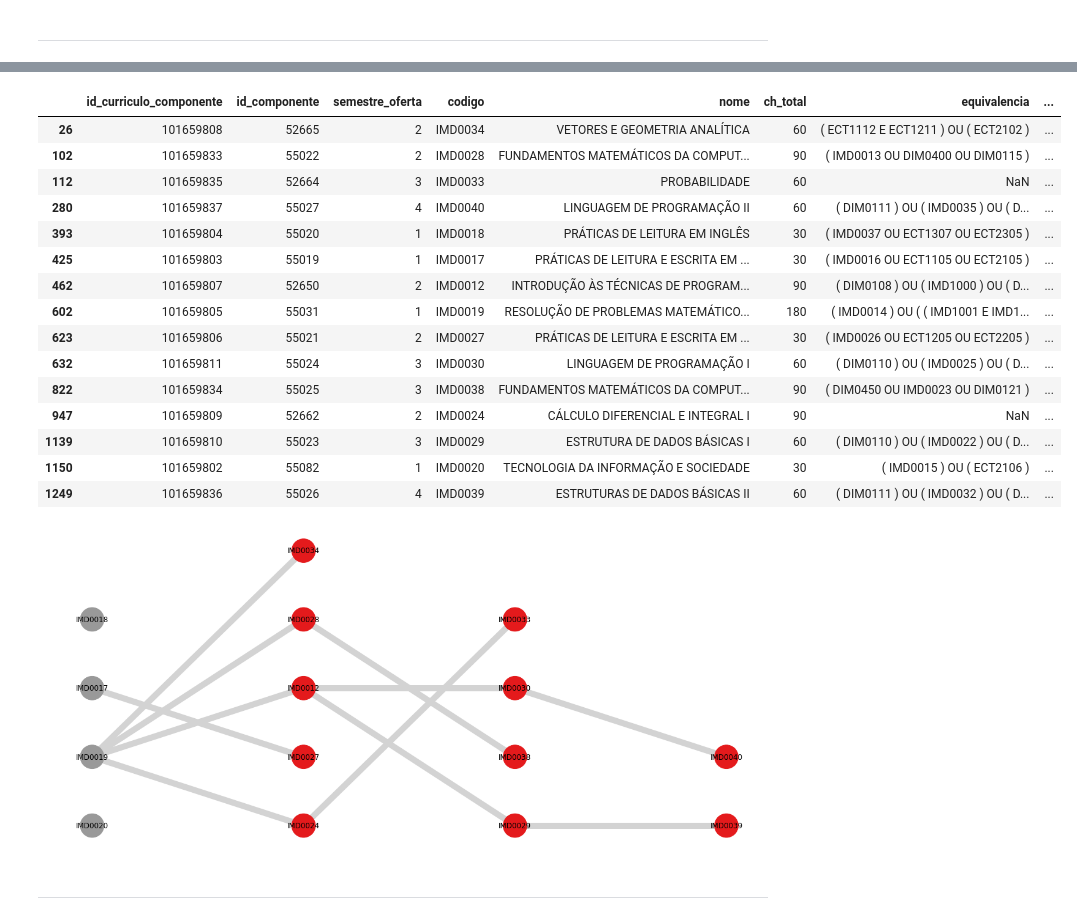
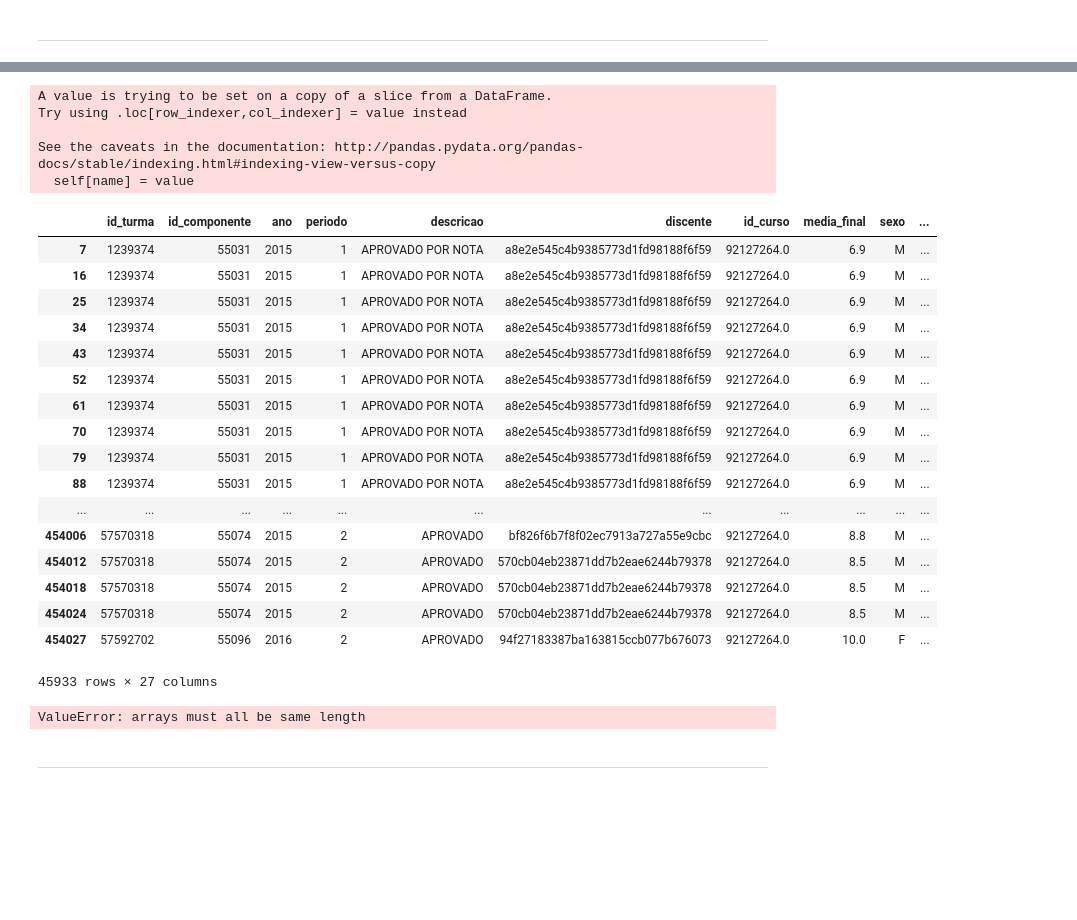
Before and after one commit to CinthiaKatiane/FinalProject-CD, a Jupyter notebook: ProjetoFinal-CD.ipynb, the cells around one changed output, grey strips where cells are left out. Cells and saved outputs as stored; diff of their text form; code cells hidden in the pictures; blank space fills up the shorter version.

```diff
--- a/ProjetoFinal-CD.ipynb
+++ b/ProjetoFinal-CD.ipynb
@@ -225,7 +170,7 @@ df_matriculas.head()
 | 3 | APROVADO | 7a0a661326418111f7d17aab098757aa | 0.0 | 100300443.0 | 57562481 | 8.9 | 8.9 | 0.0 | ... |
 | 4 | APROVADO | 7a0a661326418111f7d17aab098757aa | 0.0 | 100300443.0 | 57562481 | 8.9 | 8.9 | 0.0 | ... |
 # %%
-df_turma_matricula = pd.merge(df_comum, df_matriculas, on='id_turma')
+df_turma_matricula = pd.merge(df_turmas_consolidadas, df_matriculas, on='id_turma')
 df_turma_matricula.head()
 # %% [output]
 |  | id_turma | codigo_turma | id_componente_curricular | nivel_ensino | ano | periodo | situacao_turma | ... |
@@ -275,7 +220,7 @@ df_info_complementar.head()
 | 4 | e2f244371122aea4140427ada6f391b4 | M | 21-03-1944 | Não Informado | Rio Grande do Norte | NATAL | Rio Grande do Norte | NATAL | ... |
 # %%
 df_info = pd.merge(df_tm, df_info_complementar, on='discente')
-df_info.drop(['nivel_ensino','ano_ingresso', 'periodo_ingresso'], axis=1)
+df_info = df_info.drop(['nivel_ensino','ano_ingresso', 'periodo_ingresso'], axis=1)
 df_info.info()
 # %% [output]
 <class 'pandas.core.frame.DataFrame'>
@@ -297,0 +243,3 @@ memory usage: 7.2+ MB
+# %%
+df_geral = pd.merge(df_info, df_curriculo_componente, on='id_componente')
+df_geral.head()
@@ -297,0 +254,4 @@ memory usage: 7.2+ MB
+# %%
+colunas = ['nota','nivel_ensino', 'forma_ingresso', 'faltas_unidade','numero_total_faltas','reposicao','unidade']
+df_geral = df_geral.drop(colunas, axis=1)
+df_geral.head()
@@ -306,27 +385,36 @@ import math
 # %%
-df_grade = df_curriculo_comum
+df_grade = df_geral[df_geral.id_curriculo == 101658777]
+df_grade_obrg = df_grade[df_grade.tipo_vinculo_componente == 'OBRIGATÓRIO']
+
 df_grade.pre_requisito = df_grade.pre_requisito.str.replace('(', '')
 df_grade.pre_requisito = df_grade.pre_requisito.str.replace(')', '')
 df_grade.pre_requisito = df_grade.pre_requisito.str.replace(' ', '')
 
 df_grade
 # %% [output]
+A value is trying to be set on a copy of a slice from a DataFrame.
+Try using .loc[row_indexer,col_indexer] = value instead
+
+See the caveats in the documentation: http://pandas.pydata.org/pandas-docs/stable/indexing.html#indexing-view-versus-copy
+  self[name] = value
-|  | id_curriculo_componente | id_componente | semestre_oferta | codigo | nome | ch_total | equivalencia | ... |
-| 26 | 101659808 | 52665 | 2 | IMD0034 | VETORES E GEOMETRIA ANALÍTICA | 60 | ( ECT1112 E ECT1211 ) OU ( ECT2102 ) | ... |
-| 102 | 101659833 | 55022 | 2 | IMD0028 | FUNDAMENTOS MATEMÁTICOS DA COMPUT... | 90 | ( IMD0013 OU DIM0400 OU DIM0115 ) | ... |
-| 112 | 101659835 | 52664 | 3 | IMD0033 | PROBABILIDADE | 60 | NaN | ... |
-| 280 | 101659837 | 55027 | 4 | IMD0040 | LINGUAGEM DE PROGRAMAÇÃO II | 60 | ( DIM0111 ) OU ( IMD0035 ) OU ( D... | ... |
-| 393 | 101659804 | 55020 | 1 | IMD0018 | PRÁTICAS DE LEITURA EM INGLÊS | 30 | ( IMD0037 OU ECT1307 OU ECT2305 ) | ... |
-| 425 | 101659803 | 55019 | 1 | IMD0017 | PRÁTICAS DE LEITURA E ESCRITA EM ... | 30 | ( IMD0016 OU ECT1105 OU ECT2105 ) | ... |
-| 462 | 101659807 | 52650 | 2 | IMD0012 | INTRODUÇÃO ÀS TÉCNICAS DE PROGRAM... | 90 | ( DIM0108 ) OU ( IMD1000 ) OU ( D... | ... |
-| 602 | 101659805 | 55031 | 1 | IMD0019 | RESOLUÇÃO DE PROBLEMAS MATEMÁTICO... | 180 | ( IMD0014 ) OU ( ( IMD1001 E IMD1... | ... |
-| 623 | 101659806 | 55021 | 2 | IMD0027 | PRÁTICAS DE LEITURA E ESCRITA EM ... | 30 | ( IMD0026 OU ECT1205 OU ECT2205 ) | ... |
-| 632 | 101659811 | 55024 | 3 | IMD0030 | LINGUAGEM DE PROGRAMAÇÃO I | 60 | ( DIM0110 ) OU ( IMD0025 ) OU ( D... | ... |
-| 822 | 101659834 | 55025 | 3 | IMD0038 | FUNDAMENTOS MATEMÁTICOS DA COMPUT... | 90 | ( DIM0450 OU IMD0023 OU DIM0121 ) | ... |
-| 947 | 101659809 | 52662 | 2 | IMD0024 | CÁLCULO DIFERENCIAL E INTEGRAL I | 90 | NaN | ... |
-| 1139 | 101659810 | 55023 | 3 | IMD0029 | ESTRUTURA DE DADOS BÁSICAS I | 60 | ( DIM0110 ) OU ( IMD0022 ) OU ( D... | ... |
-| 1150 | 101659802 | 55082 | 1 | IMD0020 | TECNOLOGIA DA INFORMAÇÃO E SOCIEDADE | 30 | ( IMD0015 ) OU ( ECT2106 ) | ... |
-| 1249 | 101659836 | 55026 | 4 | IMD0039 | ESTRUTURAS DE DADOS BÁSICAS II | 60 | ( DIM0111 ) OU ( IMD0032 ) OU ( D... | ... |
+|  | id_turma | id_componente | ano | periodo | descricao | discente | id_curso | media_final | sexo | ... |
+| 7 | 1239374 | 55031 | 2015 | 1 | APROVADO POR NOTA | a8e2e545c4b9385773d1fd98188f6f59 | 92127264.0 | 6.9 | M | ... |
+| 16 | 1239374 | 55031 | 2015 | 1 | APROVADO POR NOTA | a8e2e545c4b9385773d1fd98188f6f59 | 92127264.0 | 6.9 | M | ... |
+| 25 | 1239374 | 55031 | 2015 | 1 | APROVADO POR NOTA | a8e2e545c4b9385773d1fd98188f6f59 | 92127264.0 | 6.9 | M | ... |
+| 34 | 1239374 | 55031 | 2015 | 1 | APROVADO POR NOTA | a8e2e545c4b9385773d1fd98188f6f59 | 92127264.0 | 6.9 | M | ... |
+| 43 | 1239374 | 55031 | 2015 | 1 | APROVADO POR NOTA | a8e2e545c4b9385773d1fd98188f6f59 | 92127264.0 | 6.9 | M | ... |
+| 52 | 1239374 | 55031 | 2015 | 1 | APROVADO POR NOTA | a8e2e545c4b9385773d1fd98188f6f59 | 92127264.0 | 6.9 | M | ... |
+| 61 | 1239374 | 55031 | 2015 | 1 | APROVADO POR NOTA | a8e2e545c4b9385773d1fd98188f6f59 | 92127264.0 | 6.9 | M | ... |
+| 70 | 1239374 | 55031 | 2015 | 1 | APROVADO POR NOTA | a8e2e545c4b9385773d1fd98188f6f59 | 92127264.0 | 6.9 | M | ... |
+| 79 | 1239374 | 55031 | 2015 | 1 | APROVADO POR NOTA | a8e2e545c4b9385773d1fd98188f6f59 | 92127264.0 | 6.9 | M | ... |
+| 88 | 1239374 | 55031 | 2015 | 1 | APROVADO POR NOTA | a8e2e545c4b9385773d1fd98188f6f59 | 92127264.0 | 6.9 | M | ... |
+| ... | ... | ... | ... | ... | ... | ... | ... | ... | ... | ... |
+| 454006 | 57570318 | 55074 | 2015 | 2 | APROVADO | bf826f6b7f8f02ec7913a727a55e9cbc | 92127264.0 | 8.8 | M | ... |
+| 454012 | 57570318 | 55074 | 2015 | 2 | APROVADO | 570cb04eb23871dd7b2eae6244b79378 | 92127264.0 | 8.5 | M | ... |
+| 454018 | 57570318 | 55074 | 2015 | 2 | APROVADO | 570cb04eb23871dd7b2eae6244b79378 | 92127264.0 | 8.5 | M | ... |
+| 454024 | 57570318 | 55074 | 2015 | 2 | APROVADO | 570cb04eb23871dd7b2eae6244b79378 | 92127264.0 | 8.5 | M | ... |
+| 454027 | 57592702 | 55096 | 2016 | 2 | APROVADO | 94f27183387ba163815ccb077b676073 | 92127264.0 | 10.0 | F | ... |
+45933 rows × 27 columns
 # %%
 de = []
 para = []
@@ -337,7 +425,7 @@ car = {'ID': ids, 'myvalue': groups}
 pos = {}
 ch = {1: [1,2,3,4], 2: [1,2,3,4,5], 3:[1,2,3,4], 4:[1,2]}
 # %%
-for _, row in df_grade.iterrows():
+for _, row in df_grade_comum.iterrows():
     ids.append(row.codigo)
     pos[row.codigo] = (row.semestre_oferta, ch[row.semestre_oferta].pop())
 
@@ -375,7 +463,7 @@ plt.rcParams['figure.figsize'] = (16,7)
 # Custom the nodes:
 nx.draw(G, pos, with_labels=True, node_color=carac['myvalue'].cat.codes, cmap=plt.cm.Set1, node_size=1500, edge_color='lightgrey', width=10.0)
 # %% [output]
-[figure, removed]
+ValueError: arrays must all be same length
 # %% [markdown]
 ____
 # %% [markdown]
```
Also changed, not shown: parts of 29 cells of this notebook.
